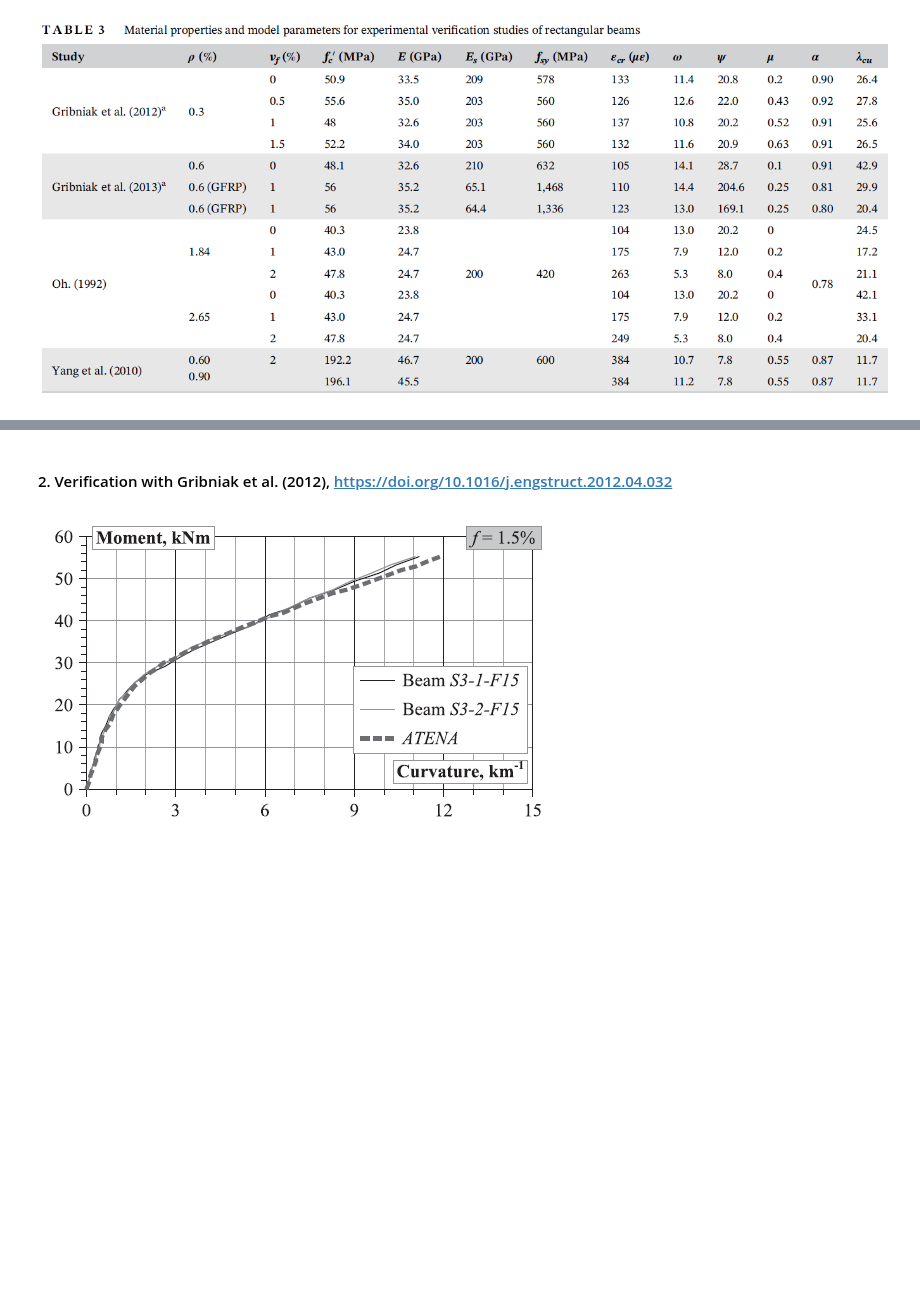
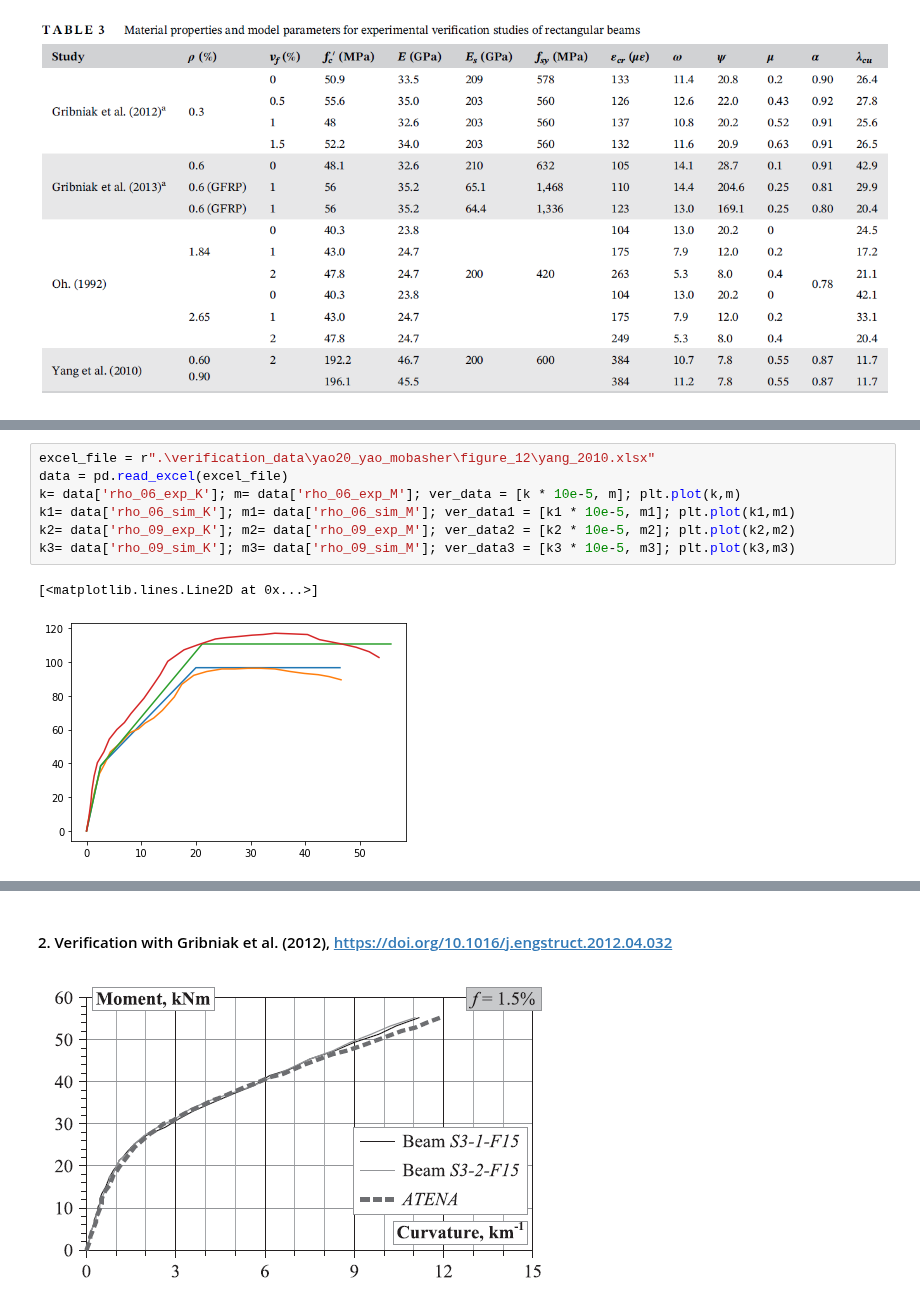
Before and after one commit to rosoba/bmcs_cross_section, a Jupyter notebook: bmcs_cross_section/mkappa/mkappa.ipynb, the cells around one changed output, grey strips where cells are left out. Cells and saved outputs as stored; diff of their text form; blank space fills up the shorter version.

Commit message:
verification update

```diff
--- a/bmcs_cross_section/mkappa/mkappa.ipynb
+++ b/bmcs_cross_section/mkappa/mkappa.ipynb
@@ -73,6 +85,16 @@ def map_and_assign_params_for_rectangular_section(
 # %% [markdown]
 #### 1. Verification with Yang et al. (2010), http://dx.doi.org/10.1016/j.engstruct.2010.07.017
 ![image.png](attachment:image.png)
+# %%
+excel_file = r".\verification_data\yao20_yao_mobasher\figure_12\yang_2010.xlsx"
+data = pd.read_excel(excel_file)
+k= data['rho_06_exp_K']; m= data['rho_06_exp_M']; ver_data = [k * 10e-5, m]; plt.plot(k,m)
+k1= data['rho_06_sim_K']; m1= data['rho_06_sim_M']; ver_data1 = [k1 * 10e-5, m1]; plt.plot(k1,m1)
+k2= data['rho_09_exp_K']; m2= data['rho_09_exp_M']; ver_data2 = [k2 * 10e-5, m2]; plt.plot(k2,m2)
+k3= data['rho_09_sim_K']; m3= data['rho_09_sim_M']; ver_data3 = [k3 * 10e-5, m3]; plt.plot(k3,m3)
+# %% [output]
+[<matplotlib.lines.Line2D at 0x...>]
+[figure, added]
 # %%
 mc = MKappa(n_m=100, n_kappa = 100)
 mc.kappa_slider = 0.00001
```
Also changed, not shown: parts of 7 cells of this notebook, 2 other files.
